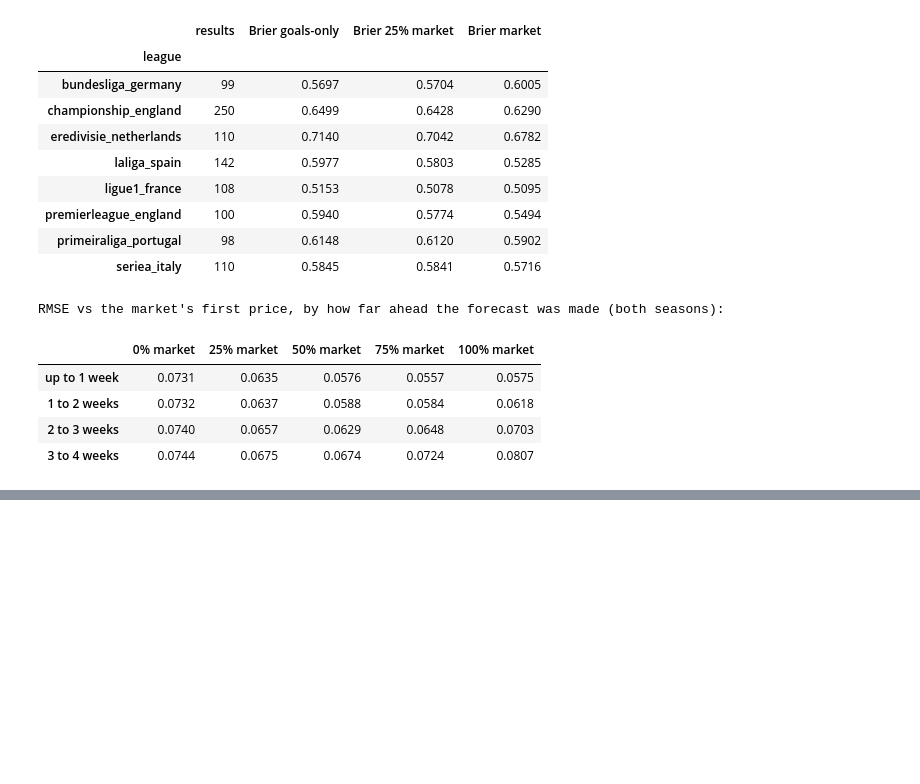
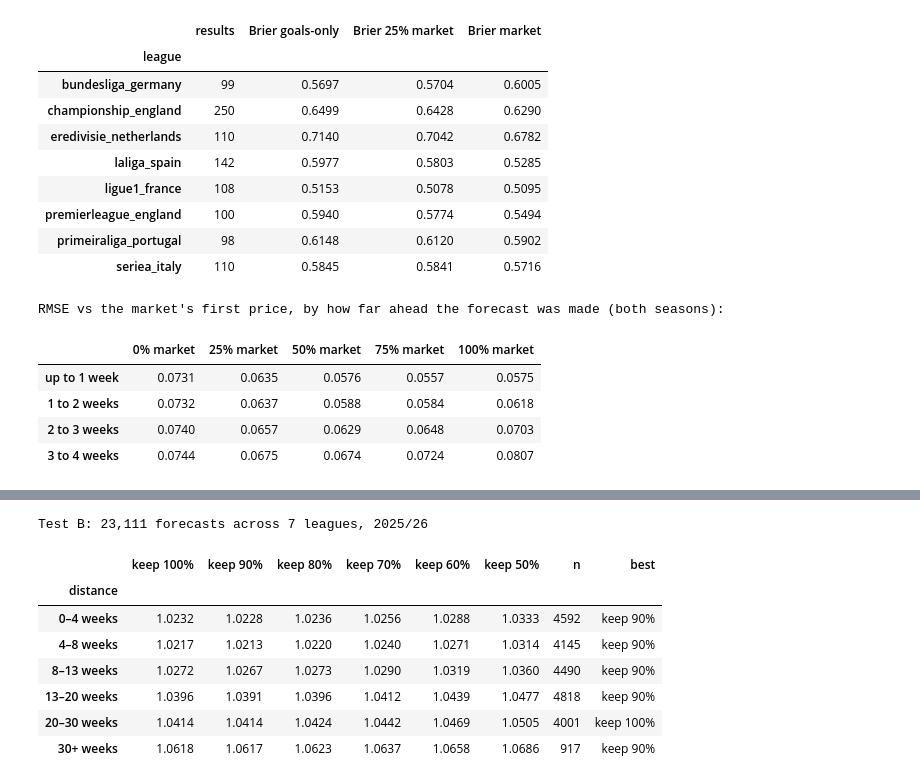
Before and after one commit to vickyfriss/Football-analytics, a Jupyter notebook: 202610 - 3 - Market-Implied Team Strengths (Backtest).ipynb, the cells around one changed output, grey strips where cells are left out. Drawn from its saved outputs; the diff is of its cells as text; code cells hidden in the pictures; blank space fills up the shorter version.

```diff
--- a/202610 - 3 - Market-Implied Team Strengths (Backtest).ipynb
+++ b/202610 - 3 - Market-Implied Team Strengths (Backtest).ipynb
@@ -310,0 +436,41 @@ RMSE vs the market's first price, by how far ahead the forecast was made (both s
+# %%
+# ---- Test B: extra pull towards the baseline by distance, goals-only ratings, all of 2025/26 ----
+SHRINK = [1.0, 0.9, 0.8, 0.7, 0.6, 0.5]
+BANDS_B = [0, 28, 56, 91, 140, 210, 300]
+LABELS_B = ["0–4 weeks", "4–8 weeks", "8–13 weeks", "13–20 weeks", "20–30 weeks", "30+ weeks"]
+rows_b = []
+for lg in [l for l in LEAGUES if l != "primeiraliga_portugal"]:
+    res = results(lg, 2025)
+    start = res["utcDate"].min() + pd.Timedelta(days=28)
+    for D in pd.date_range(start.normalize() + pd.Timedelta(hours=10), res["utcDate"].max() - pd.Timedelta(days=7), freq="14D"):
+        later = res[res["utcDate"] > D]
+        if later.empty:
+            continue
+        r = ratings_as_of(lg, D)
+        y = np.where(later["homeGoals"] > later["awayGoals"], 0, np.where(later["homeGoals"] == later["awayGoals"], 1, 2))
+        days = (later["utcDate"] - D).dt.days.to_numpy()
+        ga, gd, ta_, td_ = (np.log(r[k]) for k in ("attack_goals", "defense_goals", "attack_target", "defense_target"))
+        for s_ in SHRINK:
+            att = np.exp(ta_.reindex(ga.index).fillna(0) + s_ * (ga - ta_.reindex(ga.index).fillna(0)))
+            dfn = np.exp(td_.reindex(gd.index).fillna(0) + s_ * (gd - td_.reindex(gd.index).fillna(0)))
+            b, l = brier_logloss(fast_probs(*match_rates(later["homeTeam"], later["awayTeam"], att, dfn, r)), y)
+            rows_b.append(pd.DataFrame({"league": lg, "extra": s_, "days": days, "brier": b, "logloss": l, "date": D}))
+tb = pd.concat(rows_b, ignore_index=True)
+tb["distance"] = pd.cut(tb["days"], BANDS_B, labels=LABELS_B)
+print(f"Test B: {tb[tb.extra == 1.0].shape[0]:,} forecasts across {tb.league.nunique()} leagues, 2025/26")
+tabB = tb.pivot_table(index="distance", columns="extra", values="logloss", aggfunc="mean", observed=True)
+tabB = tabB[sorted(tabB.columns, reverse=True)]
+tabB.columns = [f"keep {int(100 * s_)}%" for s_ in tabB.columns]
+tabB["n"] = tb[tb.extra == 1.0].groupby("distance", observed=True).size()
+tabB["best"] = tabB.drop(columns="n").idxmin(axis=1)
+display(tabB.round(4))
+# %% [output]
+Test B: 23,111 forecasts across 7 leagues, 2025/26
+|  | keep 100% | keep 90% | keep 80% | keep 70% | keep 60% | keep 50% | n | best |
+| distance |  |  |  |  |  |  |  |  |
+| 0–4 weeks | 1.0232 | 1.0228 | 1.0236 | 1.0256 | 1.0288 | 1.0333 | 4592 | keep 90% |
+| 4–8 weeks | 1.0217 | 1.0213 | 1.0220 | 1.0240 | 1.0271 | 1.0314 | 4145 | keep 90% |
+| 8–13 weeks | 1.0272 | 1.0267 | 1.0273 | 1.0290 | 1.0319 | 1.0360 | 4490 | keep 90% |
+| 13–20 weeks | 1.0396 | 1.0391 | 1.0396 | 1.0412 | 1.0439 | 1.0477 | 4818 | keep 90% |
+| 20–30 weeks | 1.0414 | 1.0414 | 1.0424 | 1.0442 | 1.0469 | 1.0505 | 4001 | keep 100% |
+| 30+ weeks | 1.0618 | 1.0617 | 1.0623 | 1.0637 | 1.0658 | 1.0686 | 917 | keep 90% |
```
Also changed, not shown: parts of 9 cells of this notebook.
